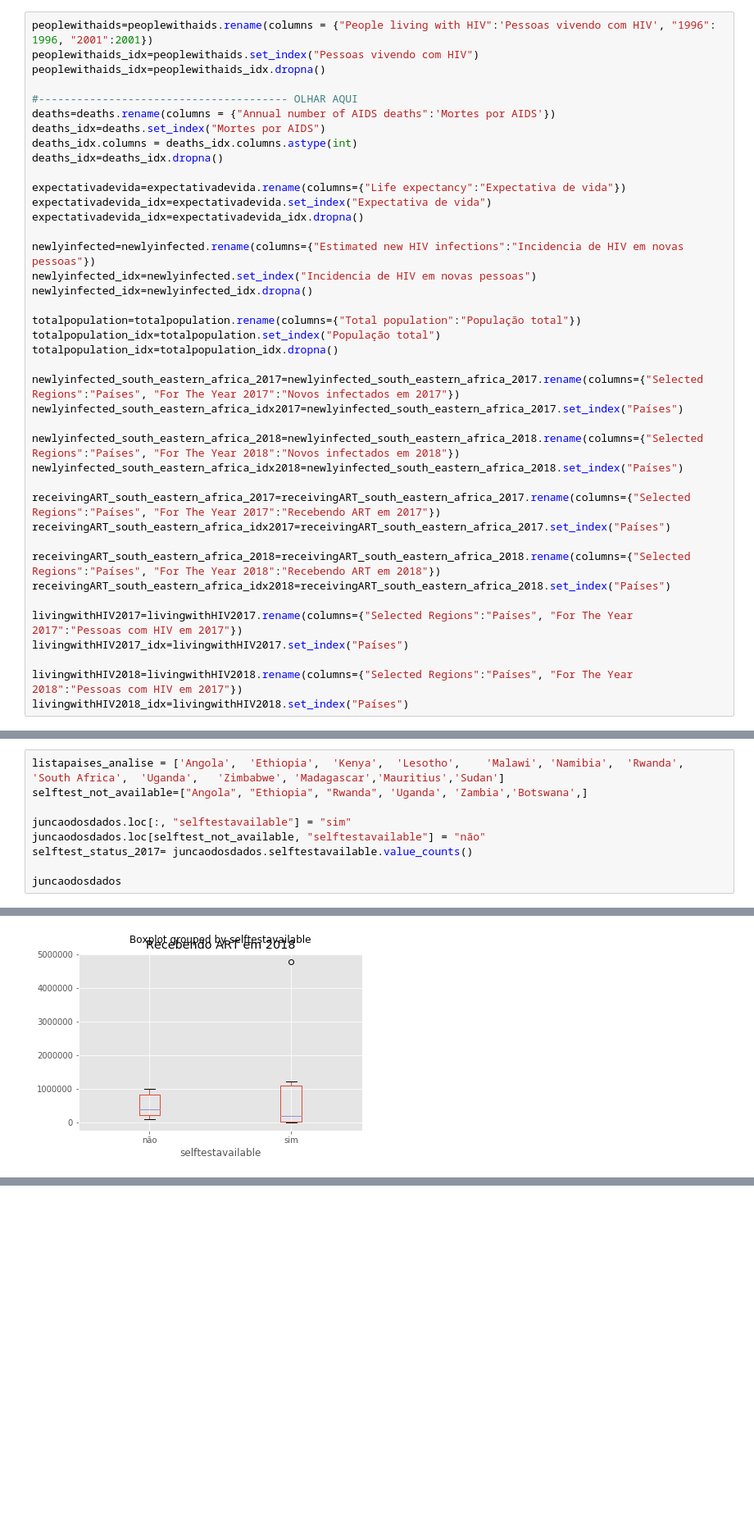
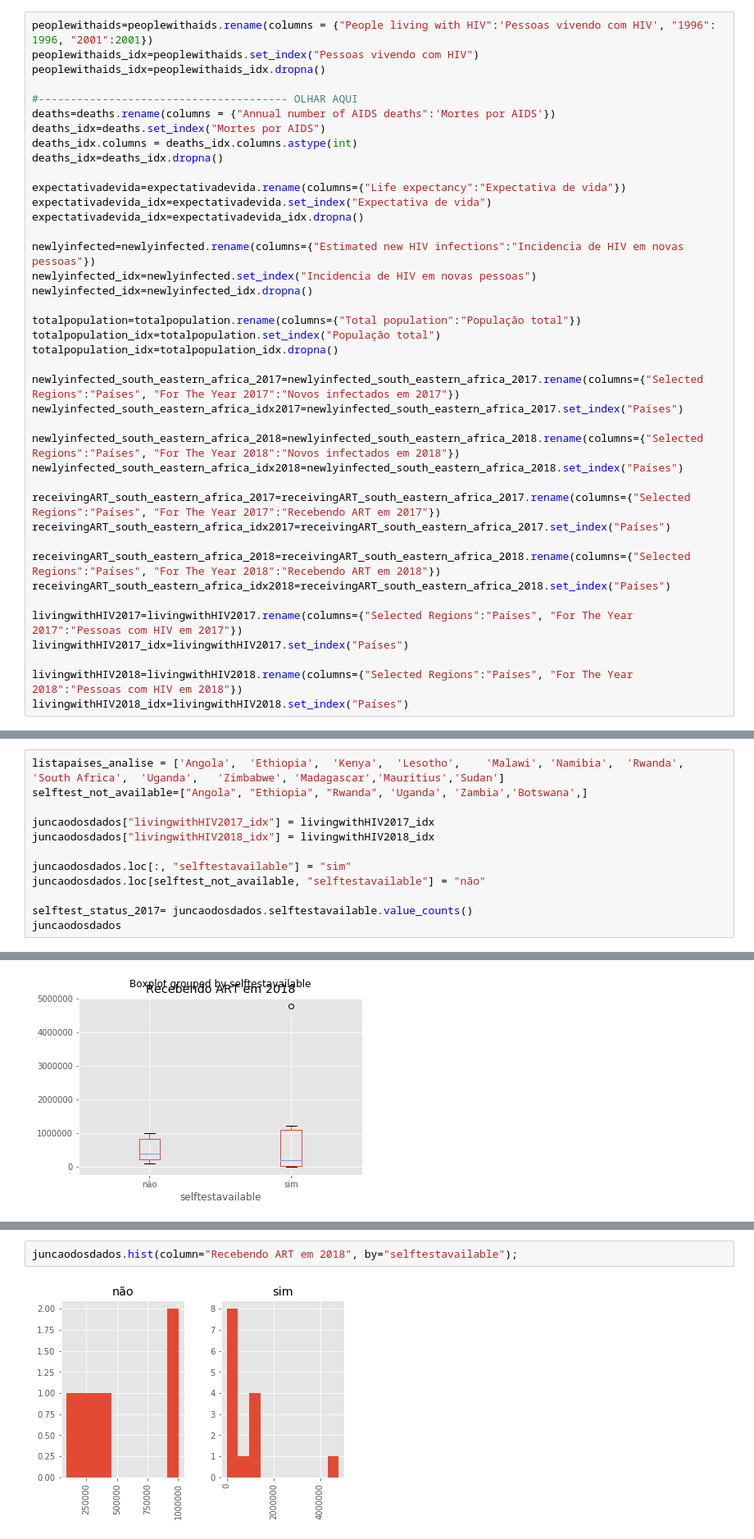
Before and after one commit to danielminson/CD, a Jupyter notebook: Projeto 1/Projeto_v2.ipynb, the cells around one changed output, grey strips where cells are left out. Shown: that part at 82% size. Drawn from its saved outputs; the diff is of its cells as text; blank space fills up the shorter version.

```diff
--- a/Projeto 1/Projeto_v2.ipynb
+++ b/Projeto 1/Projeto_v2.ipynb
@@ -58,7 +63,7 @@ receivingART_south_eastern_africa_idx2018=receivingART_south_eastern_africa_2018
 livingwithHIV2017=livingwithHIV2017.rename(columns={"Selected Regions":"Países", "For The Year 2017":"Pessoas com HIV em 2017"})
 livingwithHIV2017_idx=livingwithHIV2017.set_index("Países")
 
-livingwithHIV2018=livingwithHIV2018.rename(columns={"Selected Regions":"Países", "For The Year 2018":"Pessoas com HIV em 2017"})
+livingwithHIV2018=livingwithHIV2018.rename(columns={"Selected Regions":"Países", "For The Year 2018":"Pessoas com HIV em 2018"})
 livingwithHIV2018_idx=livingwithHIV2018.set_index("Países")
 # %%
 #convertendo tabelas e plotando comportamento relativo médio
@@ -129,10 +133,13 @@ juncaodosdados
 listapaises_analise = ['Angola',  'Ethiopia',  'Kenya',  'Lesotho',    'Malawi', 'Namibia',  'Rwanda', 'South Africa',  'Uganda',   'Zimbabwe', 'Madagascar','Mauritius','Sudan']
 selftest_not_available=["Angola", "Ethiopia", "Rwanda", 'Uganda', 'Zambia','Botswana',]
 
+juncaodosdados["livingwithHIV2017_idx"] = livingwithHIV2017_idx
+juncaodosdados["livingwithHIV2018_idx"] = livingwithHIV2018_idx
+
 juncaodosdados.loc[:, "selftestavailable"] = "sim"
 juncaodosdados.loc[selftest_not_available, "selftestavailable"] = "não"
+
 selftest_status_2017= juncaodosdados.selftestavailable.value_counts()
-
 juncaodosdados
 # %% [output]
 |  | Recebendo ART em 2017 | Recebendo ART em 2018 | Novos infectados em 2017 | Novos infectados em 2018 | ... |
@@ -165,0 +179,4 @@ juncaodosdados.boxplot(column="Recebendo ART em 2018", by="selftestavailable")
+# %%
+juncaodosdados.hist(column="Recebendo ART em 2018", by="selftestavailable");
+# %% [output]
+[figure, added]
```
Also changed, not shown: parts of 7 cells of this notebook, 9 other files.
